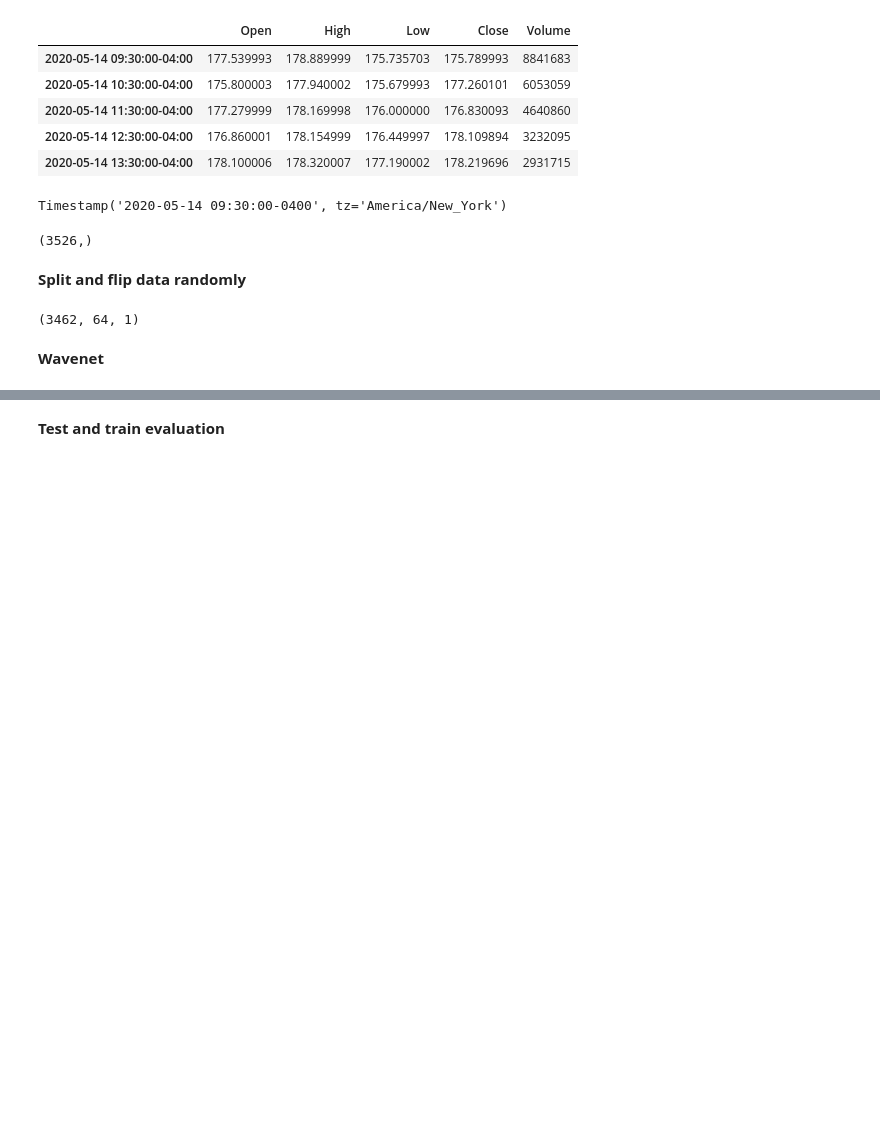
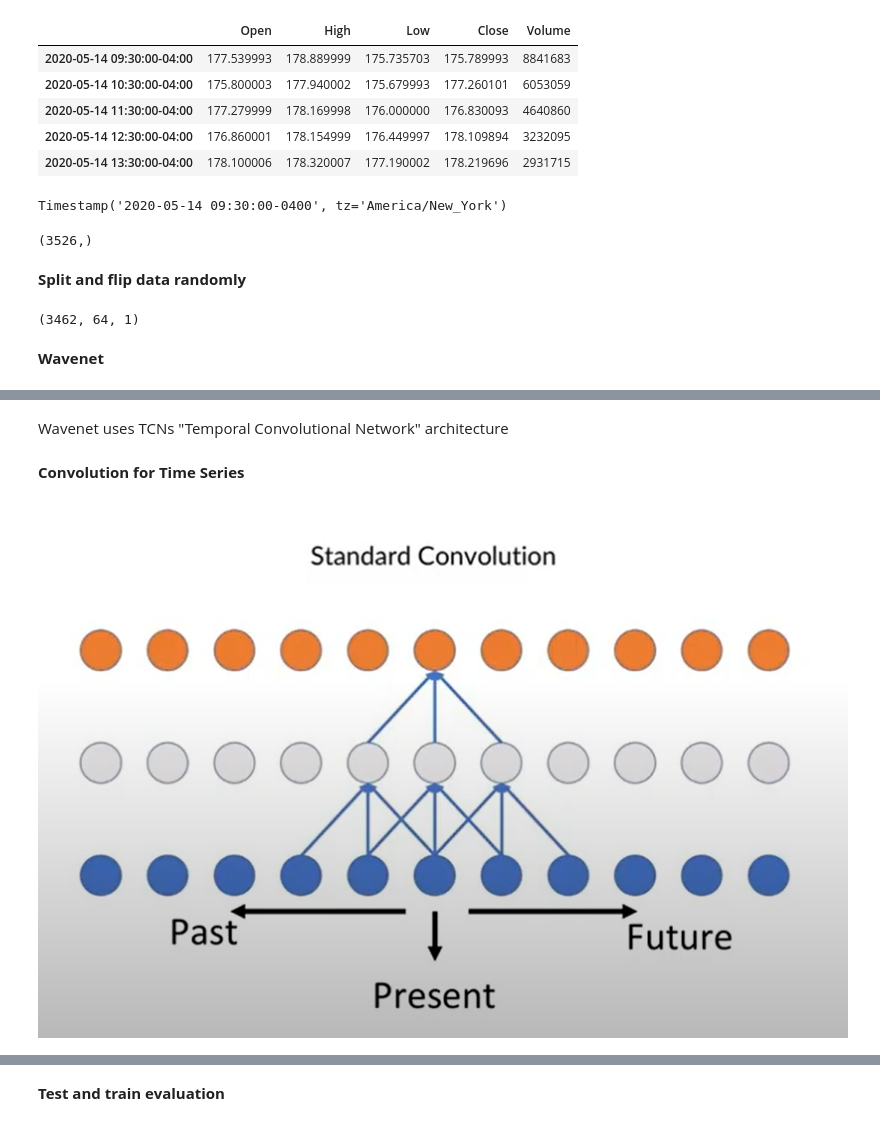
Before and after one commit to Lenflammeur/UCL-MSc_Project, a Jupyter notebook: week2.ipynb, the cells around one changed output, grey strips where cells are left out. Cells and saved outputs as stored; diff of their text form; code cells hidden in the pictures; blank space fills up the shorter version.

```diff
--- a/week2.ipynb
+++ b/week2.ipynb
@@ -73,0 +79,8 @@ X.shape
+# %% [markdown]
+Wavenet uses TCNs "Temporal Convolutional Network" architecture
+# %% [markdown]
+**Convolution for Time Series**
+# %%
+Image(filename='standard_conv.png')
+# %% [output]
+[figure, added]
```
Also changed, not shown: parts of 24 cells of this notebook, 10 other files.
